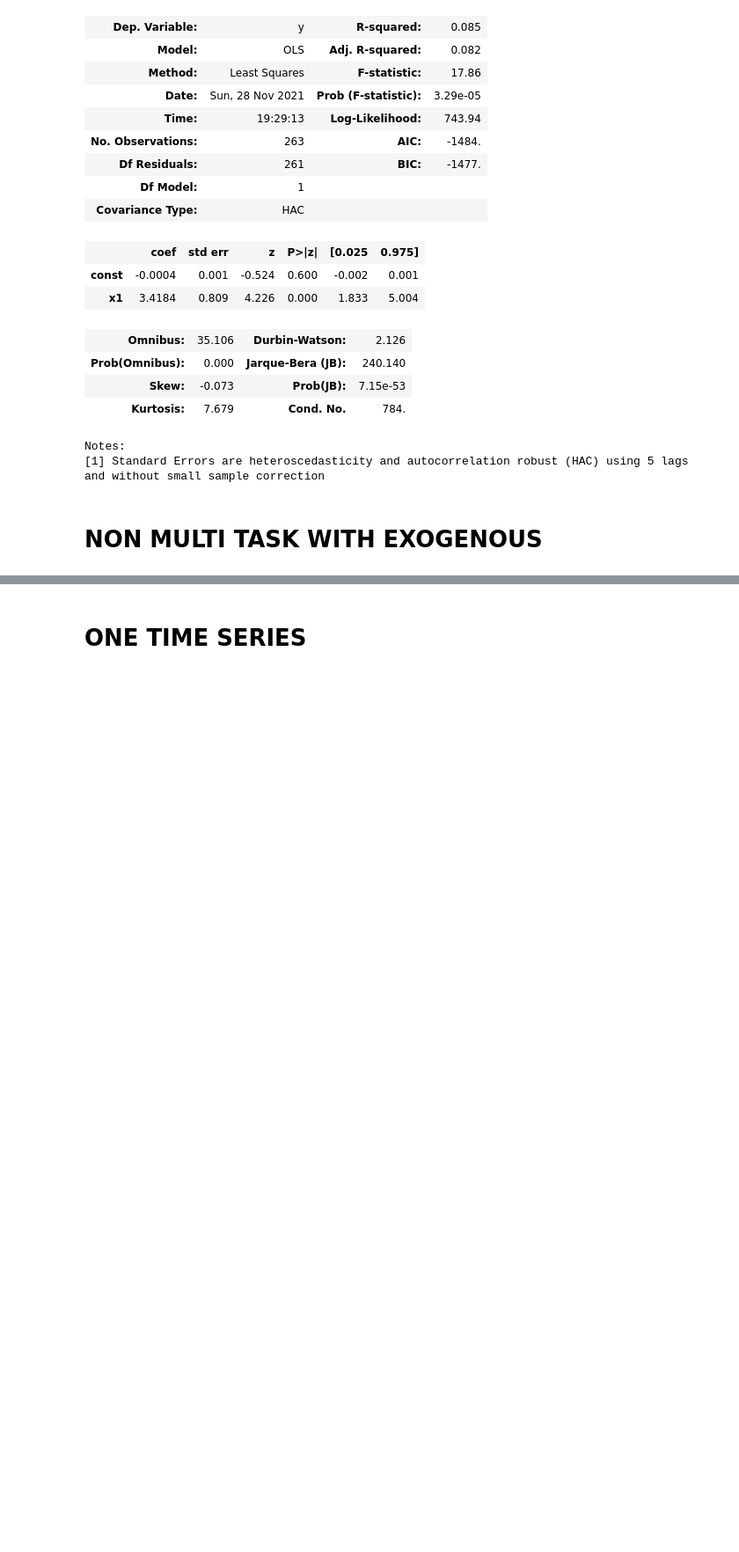
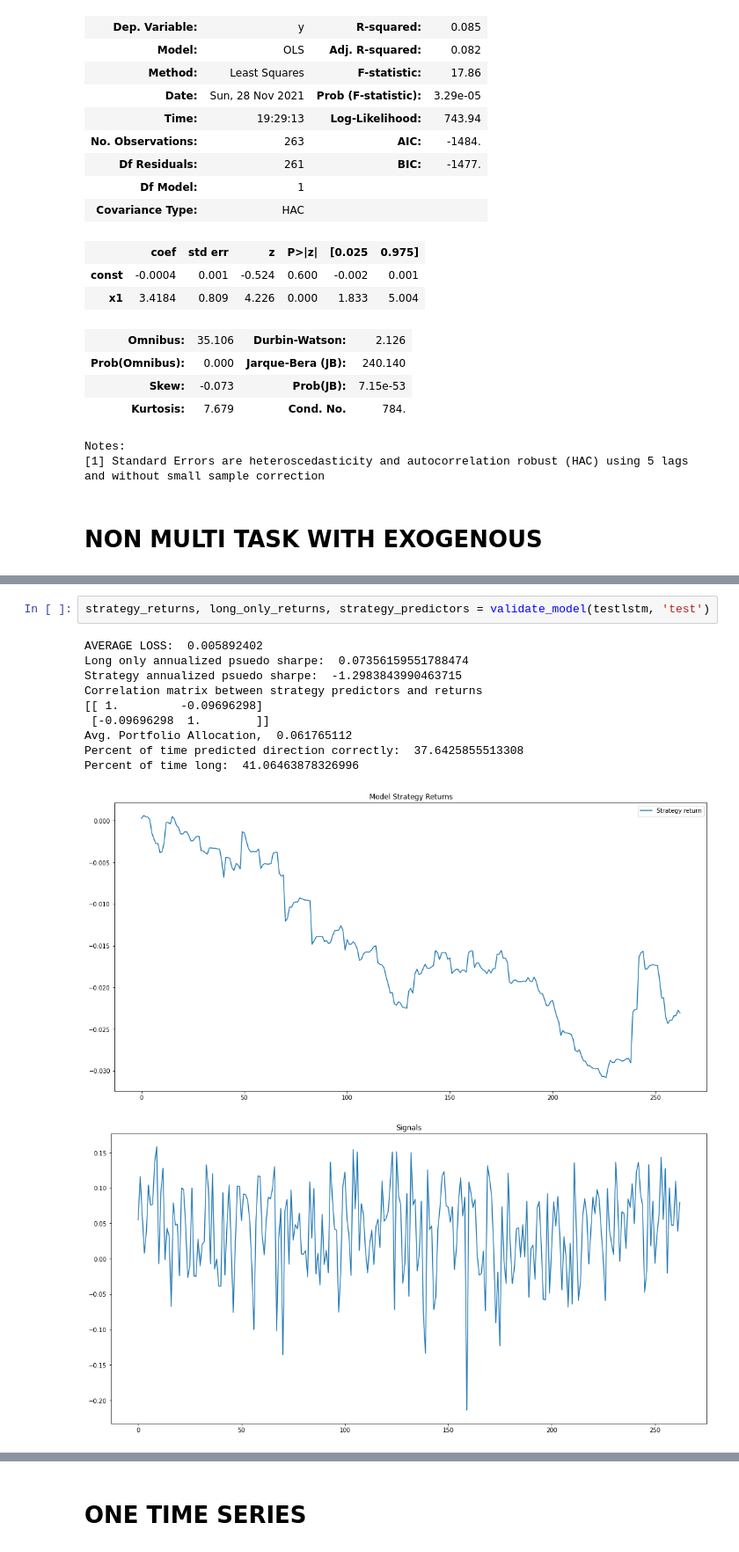
Before and after one commit to mattj949/stats207, a Jupyter notebook: Exogenous.ipynb, the cells around one changed output, grey strips where cells are left out. Shown at 88% size. Cells and saved outputs as stored; diff of their text form; blank space fills up the shorter version.

```diff
--- a/Exogenous.ipynb
+++ b/Exogenous.ipynb
@@ -226,0 +282,14 @@ train_losses, _ = testlstm.train(train_loader, epochs = 5)
+# %%
+strategy_returns, long_only_returns, strategy_predictors = validate_model(testlstm, 'test')
+# %% [output]
+AVERAGE LOSS:  0.005892402
+Long only annualized psuedo sharpe:  0.07356159551788474
+Strategy annualized psuedo sharpe:  -1.2983843990463715
+Correlation matrix between strategy predictors and returns
+[[ 1.         -0.09696298]
+ [-0.09696298  1.        ]]
+Avg. Portfolio Allocation,  0.061765112
+Percent of time predicted direction correctly:  37.6425855513308
+Percent of time long:  41.06463878326996
+[figure, added]
+[figure, added]
```
Also changed, not shown: parts of 20 cells of this notebook, 2 other files.
